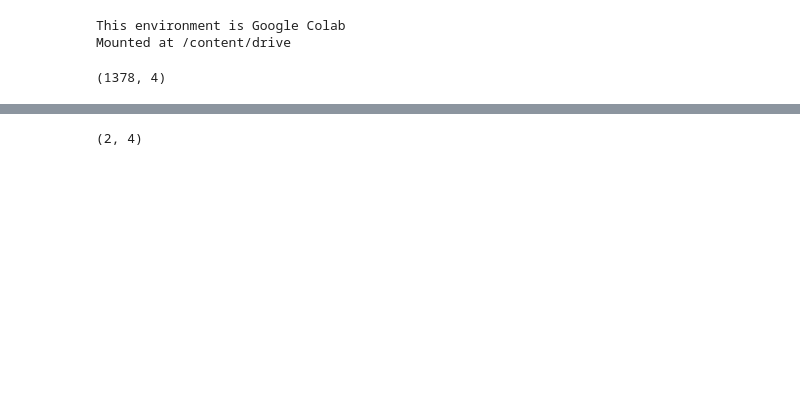
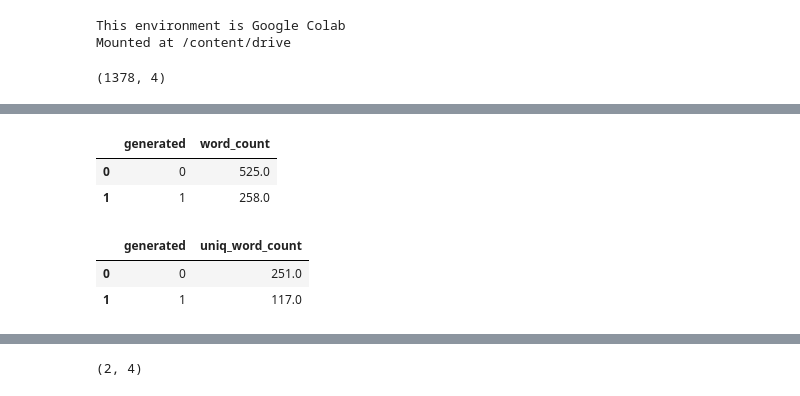
Before and after one commit to keisukecl/llm-detect-ai-generated-text, a Jupyter notebook: EDA.ipynb, the cells around one changed output, grey strips where cells are left out. Cells and saved outputs as stored; diff of their text form; code cells hidden in the pictures; blank space fills up the shorter version.

```diff
--- a/EDA.ipynb
+++ b/EDA.ipynb
@@ -81,0 +119,29 @@ train_essays.shape
+# %%
+#生徒が書いたエッセイとLLMが生成したエッセイの単語数を確認する
+# avgerage word length = sum of word length / number of words
+def word_count(text):
+    words = text.split()
+    word_count = len(words)
+    return word_count
+
+# create a new column avg_word_length to store the data
+train_essays['word_count'] = train_essays['text'].apply(word_count)
+train_essays[['generated','word_count']].groupby(['generated']).median().reset_index()
+# %% [output]
+|  | generated | word_count |
+| 0 | 0 | 525.0 |
+| 1 | 1 | 258.0 |
+# %%
+def nr_unique_word(text):
+    words = text.split()
+    word_count = len(words)
+    unique_word_count = len(set([w.lower() for w in words]))
+    return unique_word_count
+
+# create a new column uniq_word_count to store the data
+train_essays['uniq_word_count'] = train_essays['text'].apply(nr_unique_word)
+train_essays[['generated','uniq_word_count']].groupby(['generated']).median().reset_index()
+# %% [output]
+|  | generated | uniq_word_count |
+| 0 | 0 | 251.0 |
+| 1 | 1 | 117.0 |
```
Also changed, not shown: parts of 10 cells of this notebook.
